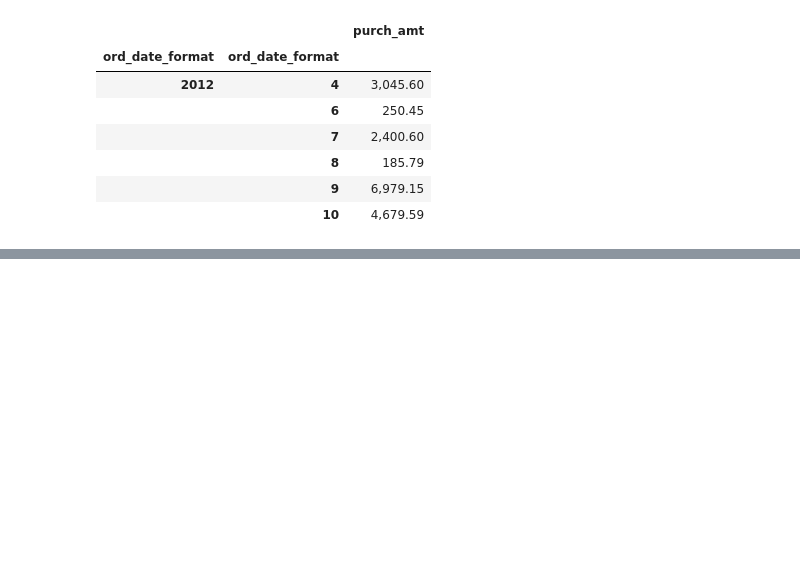
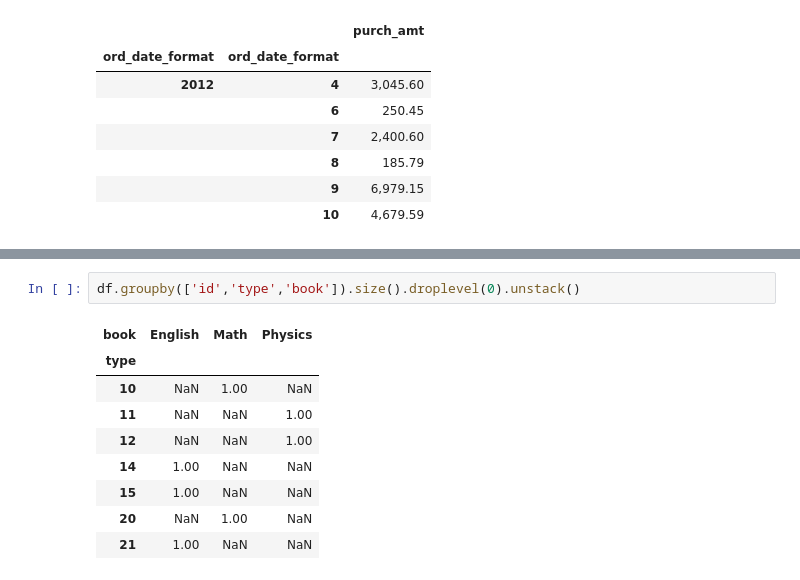
Before and after one commit to aziart/pandas-exercises, a Jupyter notebook: 12 - w3exercises/01 - Grouping and Aggregating 1/01 - Grouping and Aggregationg.ipynb, the cells around one changed output, grey strips where cells are left out. Cells and saved outputs as stored; diff of their text form; blank space fills up the shorter version.

```diff
--- a/12 - w3exercises/01 - Grouping and Aggregating 1/01 - Grouping and Aggregationg.ipynb
+++ b/12 - w3exercises/01 - Grouping and Aggregating 1/01 - Grouping and Aggregationg.ipynb
@@ -529,0 +608,12 @@ orders_data.groupby(by=[orders_data['ord_date_format'].dt.year, orders_data['ord
+# %%
+df.groupby(['id','type','book']).size().droplevel(0).unstack()
+# %% [output]
+| book | English | Math | Physics |
+| type |  |  |  |
+| 10 | NaN | 1.00 | NaN |
+| 11 | NaN | NaN | 1.00 |
+| 12 | NaN | NaN | 1.00 |
+| 14 | 1.00 | NaN | NaN |
+| 15 | 1.00 | NaN | NaN |
+| 20 | NaN | 1.00 | NaN |
+| 21 | 1.00 | NaN | NaN |
```
Also changed, not shown: parts of 15 cells of this notebook.
